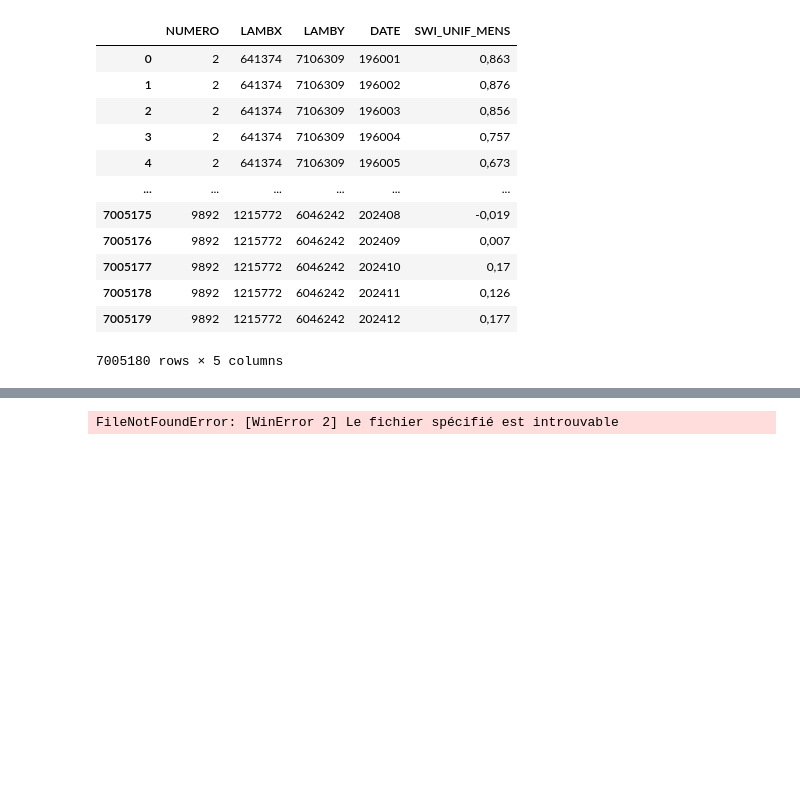
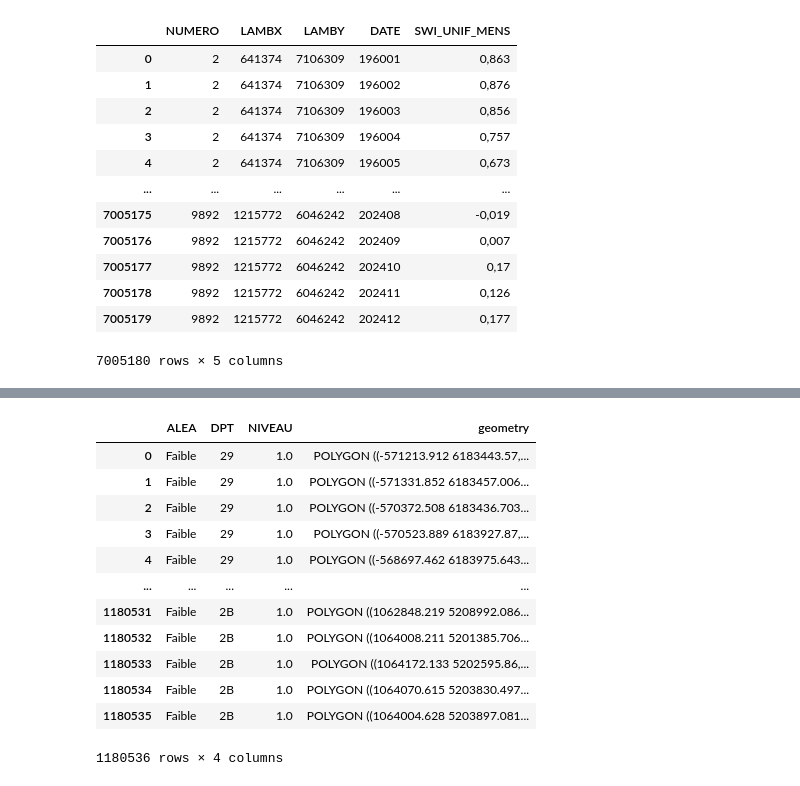
Before and after one commit to Lanouraf/Climate_Risk_Project_SWI_MS_A, a Jupyter notebook: data_processing.ipynb, the cells around one changed output, grey strips where cells are left out. Saved outputs shown, nothing was run; the diff lists cells and outputs as text; code cells hidden in the pictures; blank space fills up the shorter version.

```diff
--- a/data_processing.ipynb
+++ b/data_processing.ipynb
@@ -256,19 +226,21 @@ for month in range(1, 13):
 #gdf_202001 = gdf_metF[gdf_metF["DATE"] == 202001]
 #gdf_202001.explore()
 # %%
-import subprocess
-from pathlib import Path
-
-# Path to the .mbtiles file
-mbtiles_path = Path("data/raw/argile/ExpoArgile_Fxx_4326.mbtiles")
-output_dir = Path("data/processed/tiles")
-
-# Ensure the output directory exists
-output_dir.mkdir(parents=True, exist_ok=True)
-
-# Use mbutil to extract tiles
-subprocess.run(["mb-util", str(mbtiles_path), str(output_dir)], check=True)
-
-print(f"Tiles extracted to {output_dir}")
+argile_gdf = gpd.read_file("data/raw/argile/ExpoArgile_Fxx_4326.gpkg")
+argile_gdf.drop(columns=['mvt_id'], inplace=True)
-# %% [output]
-FileNotFoundError: [WinError 2] Le fichier spécifié est introuvable
+# %%
+argile_gdf
+# %% [output]
+|  | ALEA | DPT | NIVEAU | geometry |
+| 0 | Faible | 29 | 1.0 | POLYGON ((-571213.912 6183443.57,... |
+| 1 | Faible | 29 | 1.0 | POLYGON ((-571331.852 6183457.006... |
+| 2 | Faible | 29 | 1.0 | POLYGON ((-570372.508 6183436.703... |
+| 3 | Faible | 29 | 1.0 | POLYGON ((-570523.889 6183927.87,... |
+| 4 | Faible | 29 | 1.0 | POLYGON ((-568697.462 6183975.643... |
+| ... | ... | ... | ... | ... |
+| 1180531 | Faible | 2B | 1.0 | POLYGON ((1062848.219 5208992.086... |
+| 1180532 | Faible | 2B | 1.0 | POLYGON ((1064008.211 5201385.706... |
+| 1180533 | Faible | 2B | 1.0 | POLYGON ((1064172.133 5202595.86,... |
+| 1180534 | Faible | 2B | 1.0 | POLYGON ((1064070.615 5203830.497... |
+| 1180535 | Faible | 2B | 1.0 | POLYGON ((1064004.628 5203897.081... |
+1180536 rows × 4 columns
```
Also changed, not shown: parts of 17 cells of this notebook, 1 other file.
